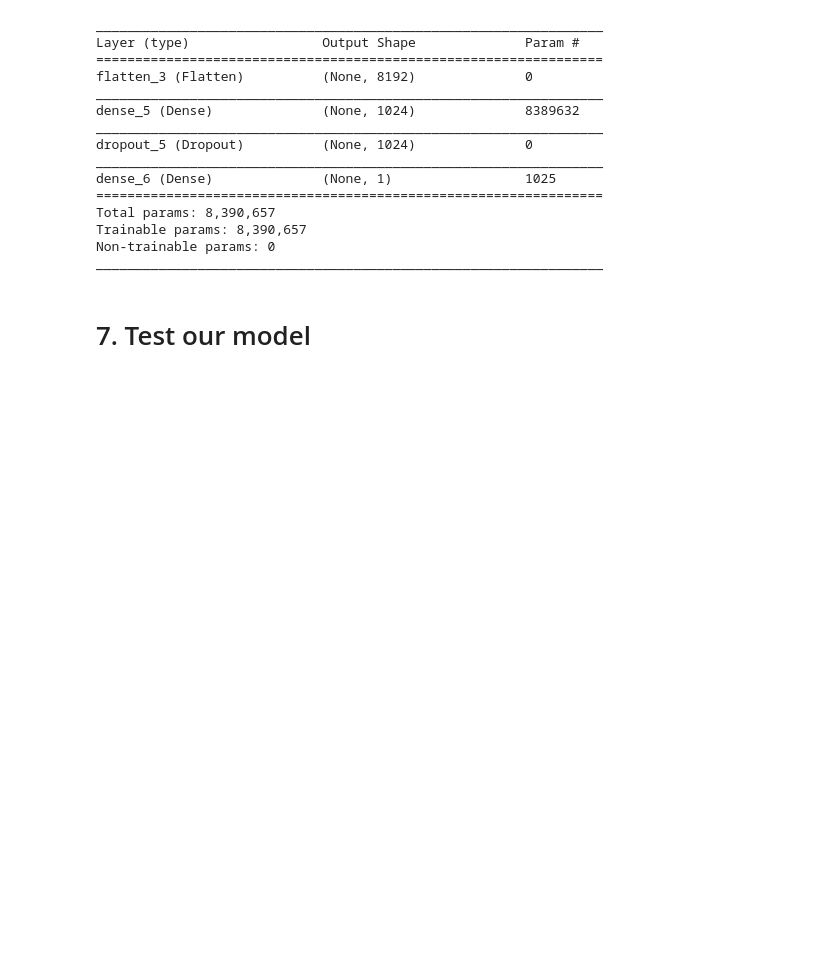
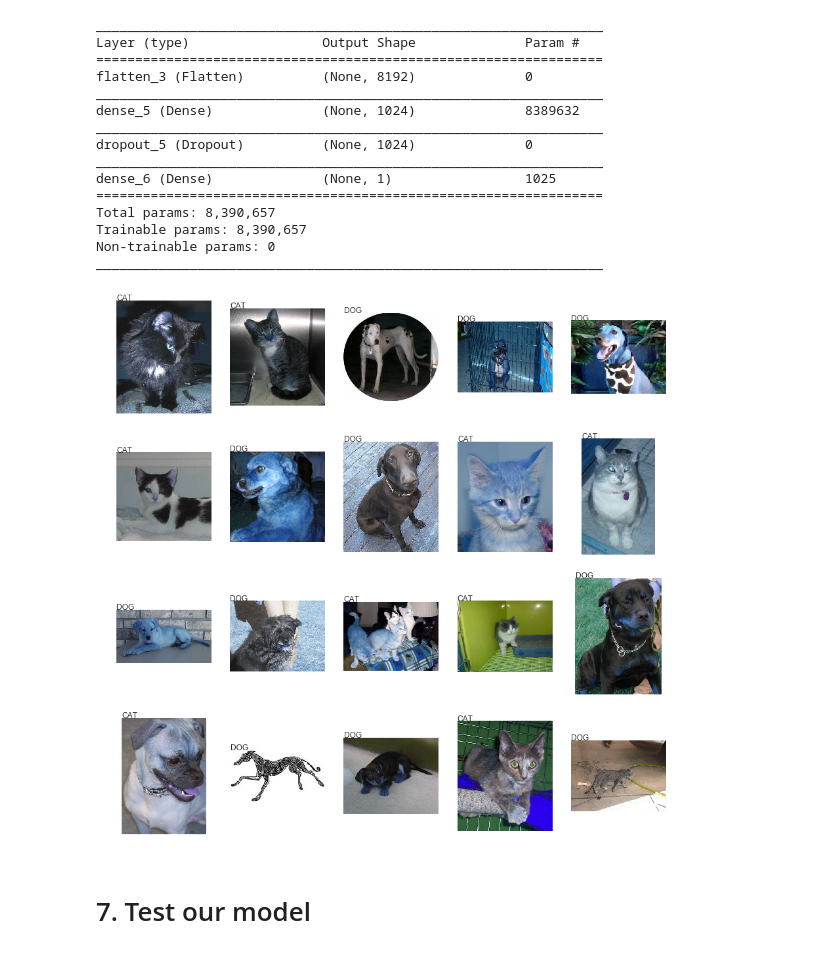
Before and after one commit to DavorJordacevic/TensorFlow-Keras-Neural-Networks, a Jupyter notebook: Convolutional_neural_network_with_Keras_dogs_vs_cats_Classifier.ipynb, the cells around one changed output. Saved outputs shown, nothing was run; the diff lists cells and outputs as text; code cells hidden in the pictures; blank space fills up the shorter version.

```diff
--- a/Convolutional_neural_network_with_Keras_dogs_vs_cats_Classifier.ipynb
+++ b/Convolutional_neural_network_with_Keras_dogs_vs_cats_Classifier.ipynb
@@ -530,6 +532,33 @@ Total params: 8,390,657
 Trainable params: 8,390,657
 Non-trainable params: 0
 _________________________________________________________________
+# %%
+predictions = model.predict_classes(test_bottleneck_features)
+predictions = predictions.reshape((predictions.shape[0]))
+filenames=test_images.filenames
+results=pd.DataFrame({"Filename":filenames,
+                      "Predictions":predictions})
+results.to_csv("results.csv",index=False)
+# %%
+i = 0
+plt.figure(figsize=(15,15))
+sample = results.sample(20)
+
+for index, row in sample.iterrows():
+  image_path = "/content/dataset/copy_test/" + row["Filename"]
+  orig  = cv2.imread(image_path)
+
+  plt.subplot(4,5,i+1)
+  plt.imshow(orig)
+  if row["Predictions"] == 0:
+    plt.text(0, 0,'CAT')
+  else:
+    plt.text(0, 0,'DOG')
+  plt.grid('off')
+  plt.axis('off')
+  i += 1
+# %% [output]
+[figure, added]
 # %% [markdown]
 # 7. Test our model
 # %%
```
Also changed, not shown: parts of 15 cells of this notebook.
